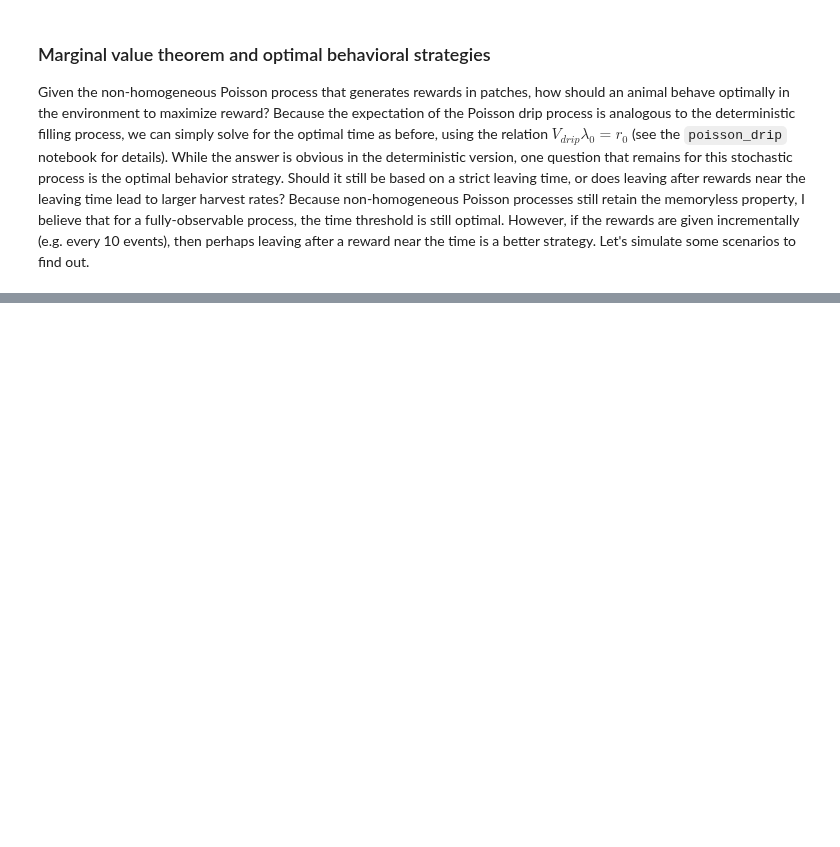
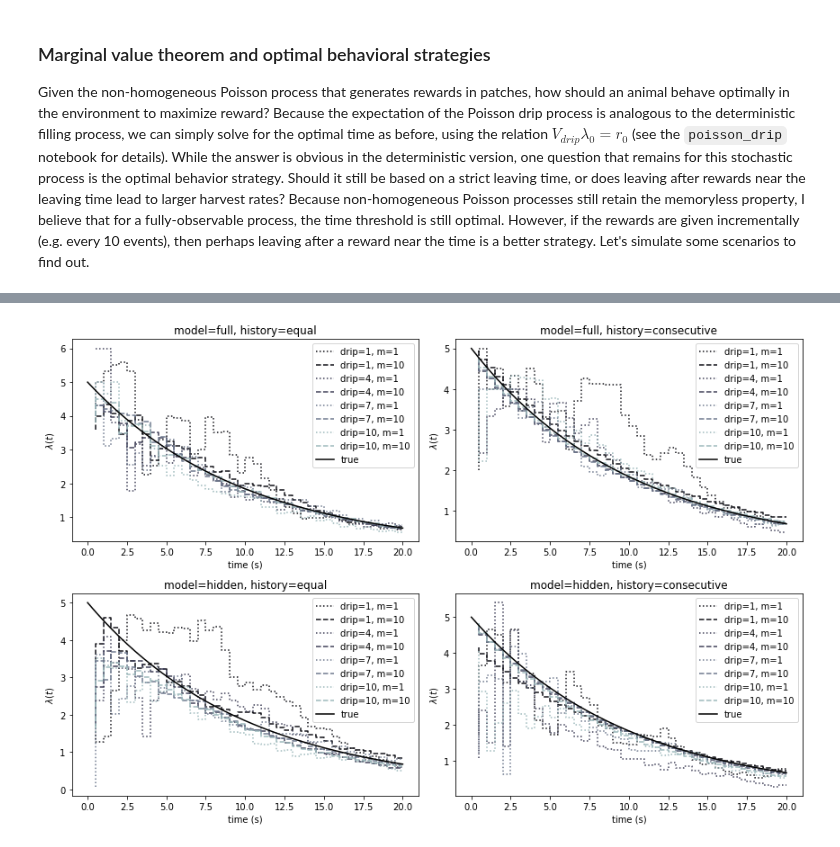
Before and after one commit to jbwebb8/foraging-analysis, a Jupyter notebook: notebooks/foraging_theory.ipynb, the cells around one changed output, grey strips where cells are left out. Drawn from its saved outputs; the diff is of its cells as text; code cells hidden in the pictures; blank space fills up the shorter version.

```diff
--- a/notebooks/foraging_theory.ipynb
+++ b/notebooks/foraging_theory.ipynb
@@ -1972,0 +2775,48 @@ plt.plot(x, f(x))
+# %%
+nrows = len(models)
+ncols = len(history)
+fig, ax = plt.subplots(nrows, ncols, figsize=(6*ncols, 4*nrows))
+cmap = plt.get_cmap('bone')
+cmap = colors.LinearSegmentedColormap.from_list('bone_rescaled',
+                                                cmap(np.linspace(0.0, 0.7, 100)))
+
+for i, model in enumerate(models):
+    for j, h in enumerate(history):
+        ax_ = ax[i, j]
+        for k, l in enumerate(n_drip[::3]):
+            if model == 'full':
+                scale = 1.0
+            elif model == 'hidden':
+                scale = 1.0/l
+            else:
+                scale = 1.0
+
+            # First sequence
+            ax_.step(t_bin[1:],
+                     lam_MLE[i, j, 3*k, 0]*scale,
+                     color=cmap(l/n_drip.max()),
+                     linestyle=':',
+                     label='drip={}, m=1'.format(l))
+
+            # Last sequence
+            ax_.step(t_bin[1:],
+                     lam_MLE[i, j, 3*k, -1]*scale,
+                     color=cmap(l/n_drip.max()),
+                     linestyle='--',
+                     label='drip={}, m={}'.format(l, M))
+
+        # Plot true parameter (normalized)
+        ax_.plot(t_bin,
+                 lam_0[0]*np.exp(-t_bin/tau),
+                 color='black',
+                 label='true')
+
+        # Axis labels
+        ax_.set_title('model={}, history={}'.format(model, h))
+        ax_.set_xlabel('time (s)')
+        ax_.set_ylabel('$\lambda(t)$')
+        ax_.legend()
+
+plt.tight_layout()
+# %% [output]
+[figure, added]
```
Also changed, not shown: parts of 36 cells of this notebook.
